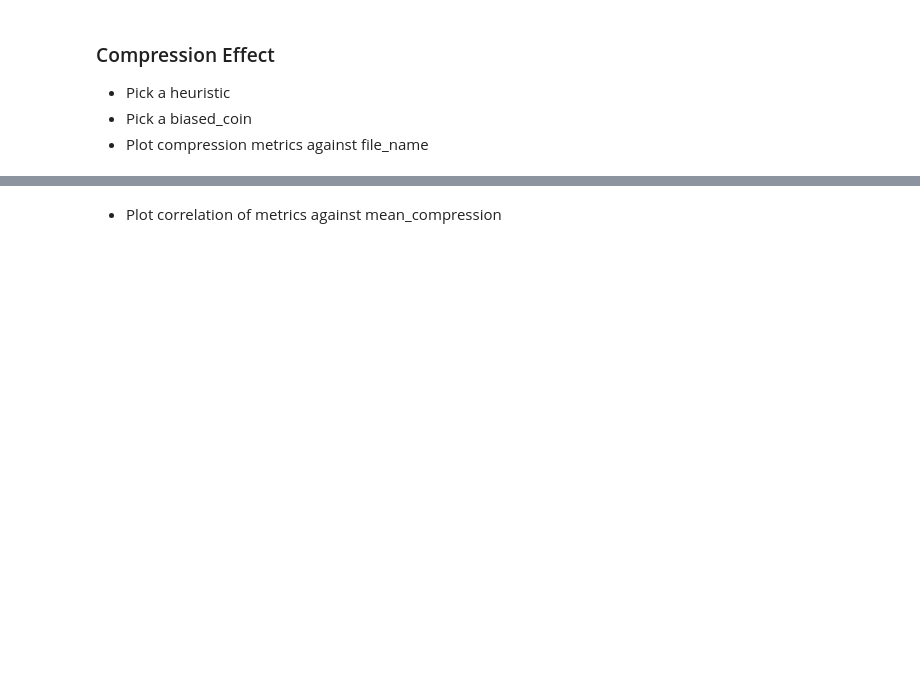
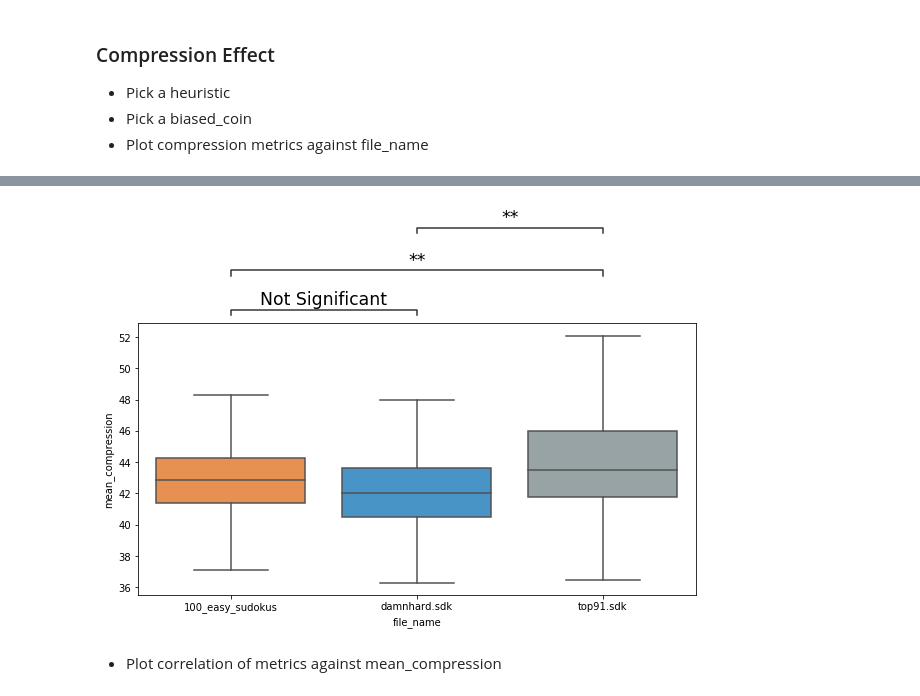
Before and after one commit to DanLszl/sat-solver, a Jupyter notebook: experiment_analysis.ipynb, the cells around one changed output, grey strips where cells are left out. Drawn from its saved outputs; the diff is of its cells as text; code cells hidden in the pictures; blank space fills up the shorter version.

```diff
--- a/experiment_analysis.ipynb
+++ b/experiment_analysis.ipynb
@@ -219,15 +156,21 @@ plt.show()
 - Pick a biased_coin
 - Plot compression metrics against file_name
 # %%
+flatui = ["#ff8e38", "#3498db", "#95a5a6"]
+sns.set_palette(flatui)
+
 def plot_compression_with_file(heuristic, metric):
-    print("-"*50)
-    print(heuristic, metric, "\n")
+    plt.figure(figsize=(10,5))
     df_compression = df_biased
     df_compression = df_compression.loc[(df_compression["heuristic"] == str(heuristic))]
-    ax = sns.boxplot(y=metric, x="file_name", showfliers=False, orient = "v", data=df_compression)
+    ax = sns.boxplot(y=metric, x="file_name", showfliers=False, orient = "v",
+                    palette = flatui , data=df_compression)
     add_stat_annotation(ax, data=df_compression, y=metric, x="file_name",
                     boxPairList=[("100_easy_sudokus", "damnhard.sdk"),
                                  ("100_easy_sudokus", "top91.sdk"),
                                  ("damnhard.sdk", "top91.sdk")],
-                    test='t-test_ind', textFormat='star', loc='outside', verbose=2)
-    plt.show()
+                    test='t-test_ind',
+                    textFormat='star',
+                    loc='outside',
+                    fontsize = "xx-large",
+                    verbose=0)
@@ -328,3 +177,11 @@ damnhard.sdk v.s. top91.sdk: t-test independent samples, P_val=1.197e-03 stat=-3
+# %%
+heuristic = "Jeroslow"
+metric = "mean_compression"
+plot_compression_with_file(heuristic, metric)
+plt.savefig("./images/compression_hypothesis_test.eps" , bbox_inches='tight')
+plt.show()
+# %% [output]
+[figure, added]
 # %% [markdown]
 - Plot correlation of metrics against mean_compression
 # %%
```
Also changed, not shown: parts of 14 cells of this notebook.
